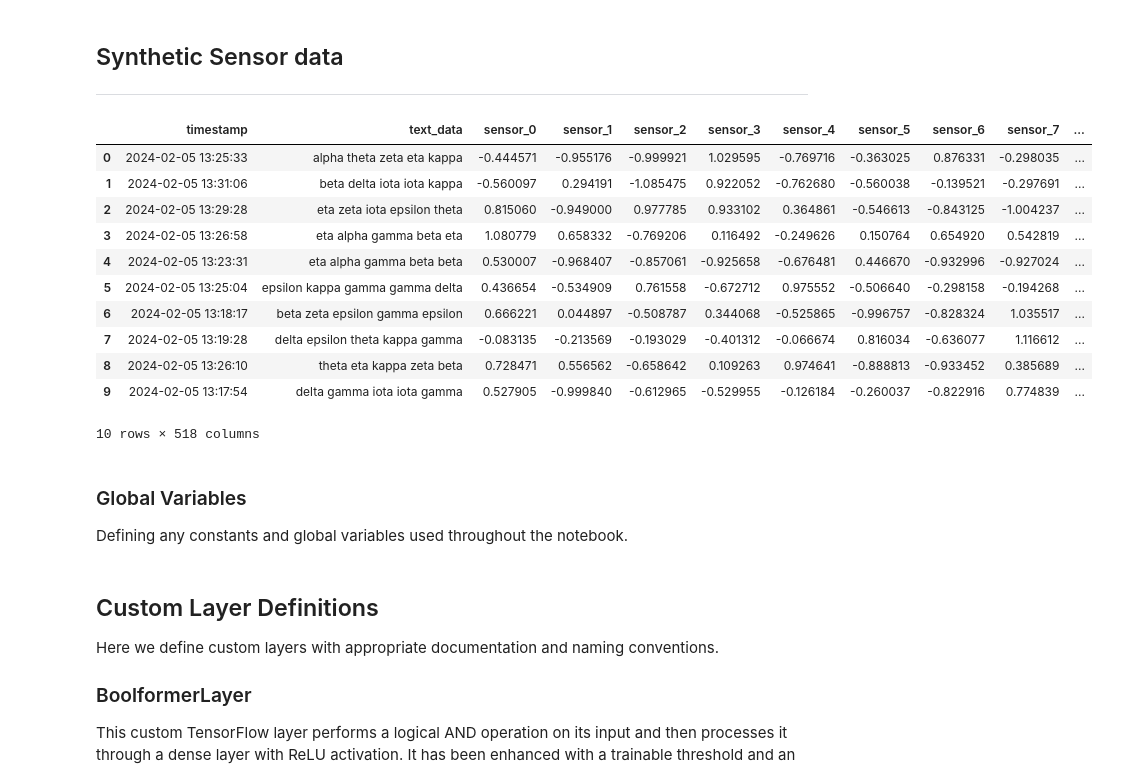
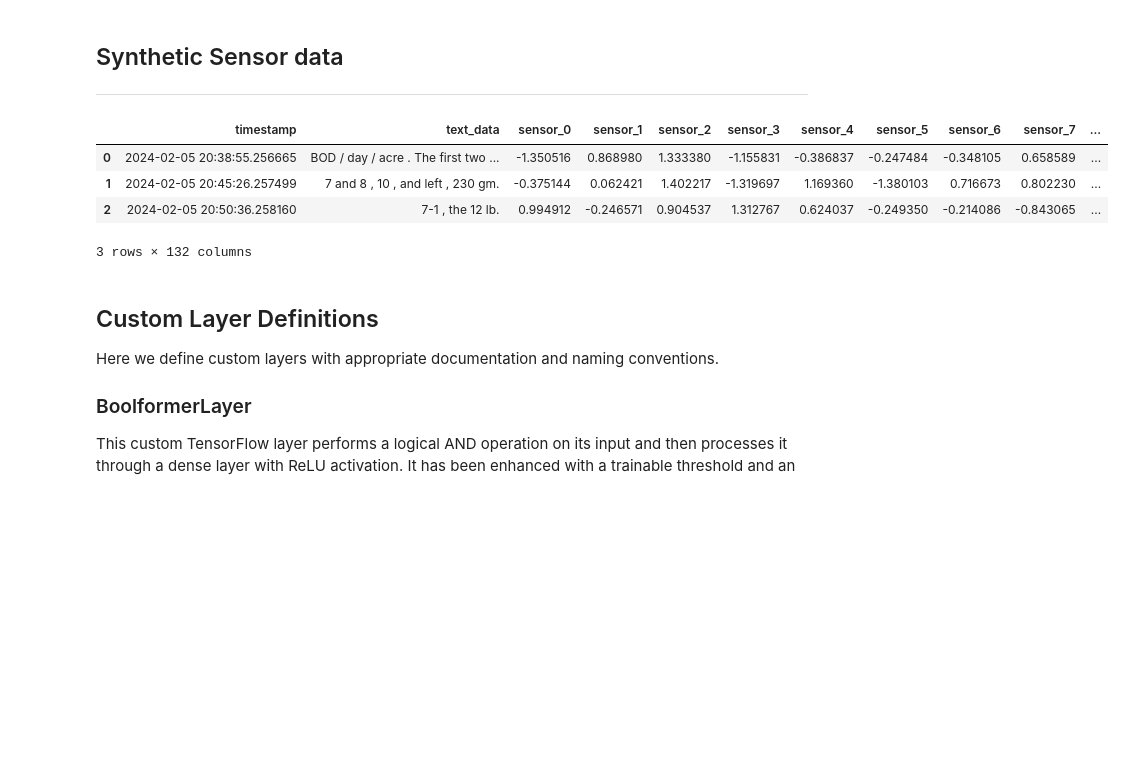
Before and after one commit to LoQiseaking69/SephsBIOME, a Jupyter notebook: Docs/Model/Versions/SephModelV5_(1).ipynb, the cells around one changed output. Cells and saved outputs as stored; diff of their text form; code cells hidden in the pictures; blank space fills up the shorter version.

```diff
--- a/Docs/Model/Versions/SephModelV5_(1).ipynb
+++ b/Docs/Model/Versions/SephModelV5_(1).ipynb
@@ -25,22 +28,11 @@ from joblib import dump
 
 -------------------------
 # %%
-df = pd.read_csv('/content/synthetic_datasetV2.csv')
-df.head(10)
+df = pd.read_csv('/content/synthetic_datasetV3.csv')
+df.head(3)
 # %% [output]
 |  | timestamp | text_data | sensor_0 | sensor_1 | sensor_2 | sensor_3 | sensor_4 | sensor_5 | sensor_6 | sensor_7 | ... |
-| 0 | 2024-02-05 13:25:33 | alpha theta zeta eta kappa | -0.444571 | -0.955176 | -0.999921 | 1.029595 | -0.769716 | -0.363025 | 0.876331 | -0.298035 | ... |
-| 1 | 2024-02-05 13:31:06 | beta delta iota iota kappa | -0.560097 | 0.294191 | -1.085475 | 0.922052 | -0.762680 | -0.560038 | -0.139521 | -0.297691 | ... |
-| 2 | 2024-02-05 13:29:28 | eta zeta iota epsilon theta | 0.815060 | -0.949000 | 0.977785 | 0.933102 | 0.364861 | -0.546613 | -0.843125 | -1.004237 | ... |
-| 3 | 2024-02-05 13:26:58 | eta alpha gamma beta eta | 1.080779 | 0.658332 | -0.769206 | 0.116492 | -0.249626 | 0.150764 | 0.654920 | 0.542819 | ... |
-| 4 | 2024-02-05 13:23:31 | eta alpha gamma beta beta | 0.530007 | -0.968407 | -0.857061 | -0.925658 | -0.676481 | 0.446670 | -0.932996 | -0.927024 | ... |
-| 5 | 2024-02-05 13:25:04 | epsilon kappa gamma gamma delta | 0.436654 | -0.534909 | 0.761558 | -0.672712 | 0.975552 | -0.506640 | -0.298158 | -0.194268 | ... |
-| 6 | 2024-02-05 13:18:17 | beta zeta epsilon gamma epsilon | 0.666221 | 0.044897 | -0.508787 | 0.344068 | -0.525865 | -0.996757 | -0.828324 | 1.035517 | ... |
-| 7 | 2024-02-05 13:19:28 | delta epsilon theta kappa gamma | -0.083135 | -0.213569 | -0.193029 | -0.401312 | -0.066674 | 0.816034 | -0.636077 | 1.116612 | ... |
-| 8 | 2024-02-05 13:26:10 | theta eta kappa zeta beta | 0.728471 | 0.556562 | -0.658642 | 0.109263 | 0.974641 | -0.888813 | -0.933452 | 0.385689 | ... |
-| 9 | 2024-02-05 13:17:54 | delta gamma iota iota gamma | 0.527905 | -0.999840 | -0.612965 | -0.529955 | -0.126184 | -0.260037 | -0.822916 | 0.774839 | ... |
+| 0 | 2024-02-05 20:38:55.256665 | BOD / day / acre . The first two ... | -1.350516 | 0.868980 | 1.333380 | -1.155831 | -0.386837 | -0.247484 | -0.348105 | 0.658589 | ... |
+| 1 | 2024-02-05 20:45:26.257499 | 7 and 8 , 10 , and left , 230 gm. | -0.375144 | 0.062421 | 1.402217 | -1.319697 | 1.169360 | -1.380103 | 0.716673 | 0.802230 | ... |
+| 2 | 2024-02-05 20:50:36.258160 | 7-1 , the 12 lb. | 0.994912 | -0.246571 | 0.904537 | 1.312767 | 0.624037 | -0.249350 | -0.214086 | -0.843065 | ... |
-10 rows × 518 columns
+3 rows × 132 columns
-# %% [markdown]
-
-### Global Variables
-Defining any constants and global variables used throughout the notebook.
```
Also changed, not shown: parts of 11 cells of this notebook.
